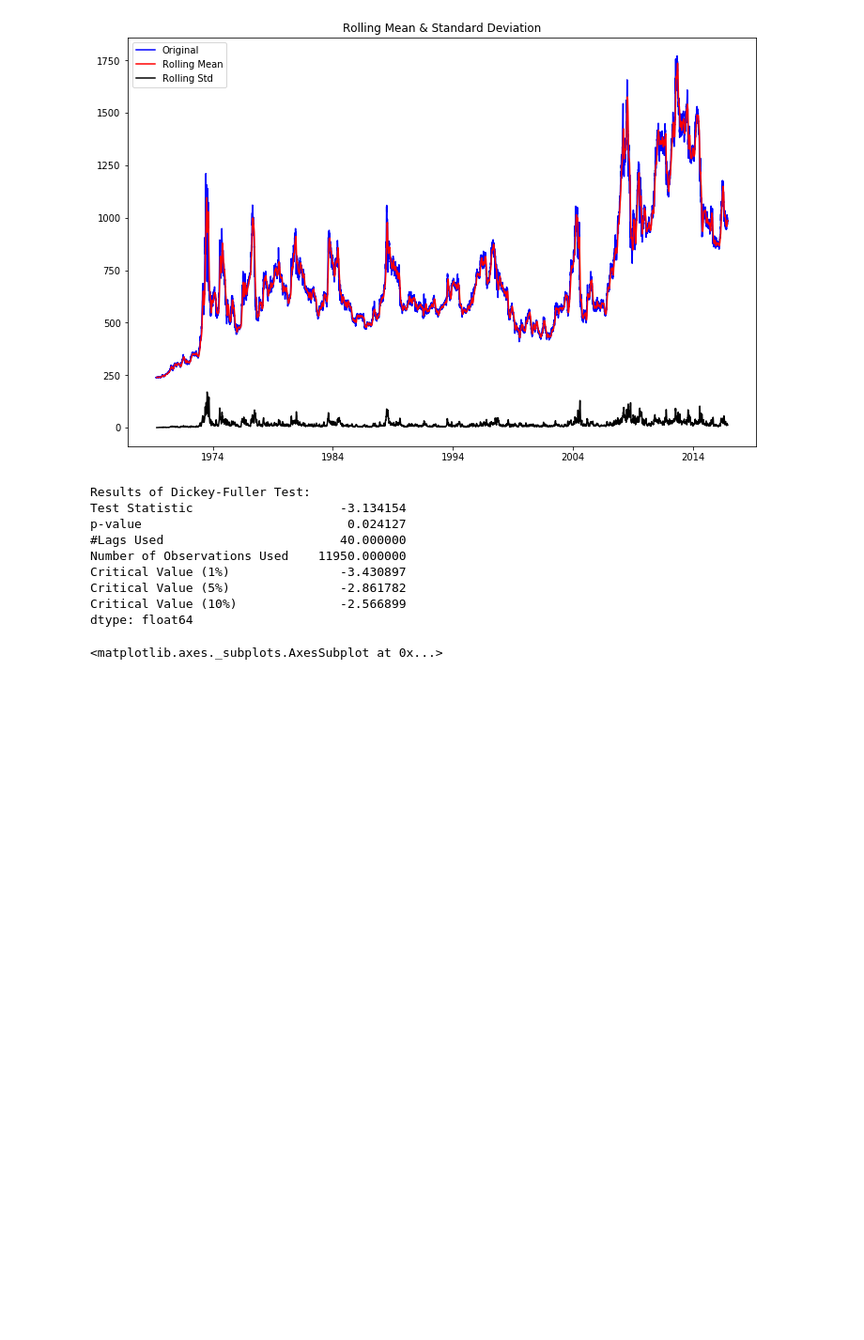
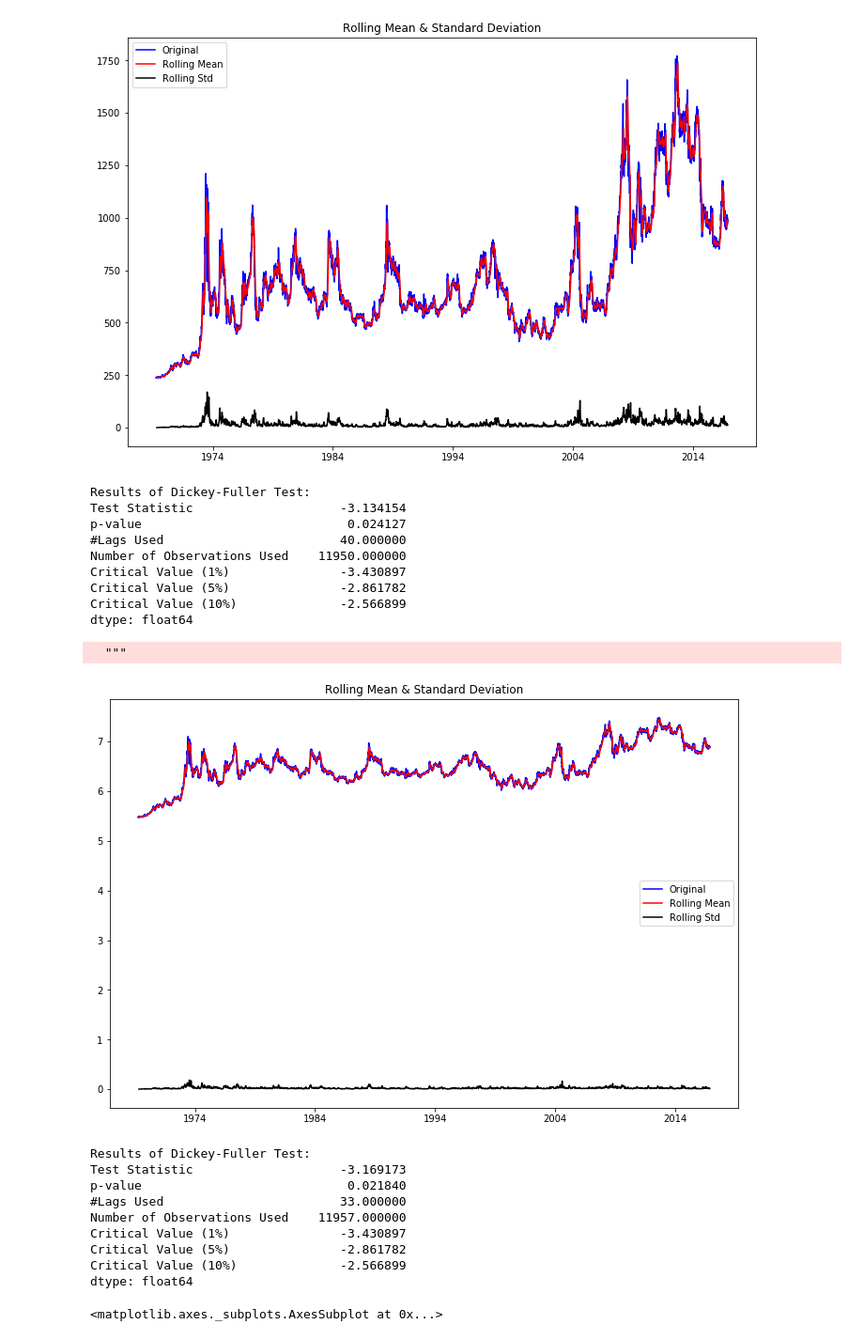
Before and after one commit to franko003/Commodity_TS_Analysis, a Jupyter notebook: notebooks/data_collection_&_cleaning.ipynb, the cells around one changed output. Shown at 94% size. Drawn from its saved outputs; the diff is of its cells as text; code cells hidden in the pictures; blank space fills up the shorter version.

```diff
--- a/notebooks/data_collection_&_cleaning.ipynb
+++ b/notebooks/data_collection_&_cleaning.ipynb
@@ -293,7 +293,6 @@ product_map = {'CL': [1, 'Crude_Oil', 'Energy', 'CME', 'FGHJKMNQUVXZ'],
                'KC': [1, 'Coffee', 'Softs', 'ICE', 'HKNUZ'],
                'RC': [1, 'Robusta_Coffee', 'Softs', 'LIFFE', 'FHKNUX'],
                'CC': [1, 'Cocoa', 'Softs', 'ICE', 'HKNUZ'],
-               'C': [1, 'London_Cocoa', 'Softs', 'LIFFE', 'HUZ'],
                'CT': [1, 'Cotton', 'Softs', 'ICE', 'HKNVZ']}
 # %%
 def get_quandl_df(product, product_map, start_year, end_year, api_key):
@@ -594,6 +593,21 @@ Critical Value (1%)               -3.430897
 Critical Value (5%)               -2.861782
 Critical Value (10%)              -2.566899
 dtype: float64
+# %%
+soybeans_log = soybeans_all.close.apply(lambda x: np.log(x))
+test_stationarity(soybeans_log.dropna())
+# %% [output]
+  """
+[figure, added]
+Results of Dickey-Fuller Test:
+Test Statistic                    -3.169173
+p-value                            0.021840
+#Lags Used                        33.000000
+Number of Observations Used    11957.000000
+Critical Value (1%)               -3.430897
+Critical Value (5%)               -2.861782
+Critical Value (10%)              -2.566899
+dtype: float64
 # %%
 soybeans_all['historical_vol'] = math.sqrt(252) * soybeans_all['close'].pct_change().rolling(window=20, center=False).std()
 # %%
```
Also changed, not shown: parts of 5 cells of this notebook, 7 other files.
